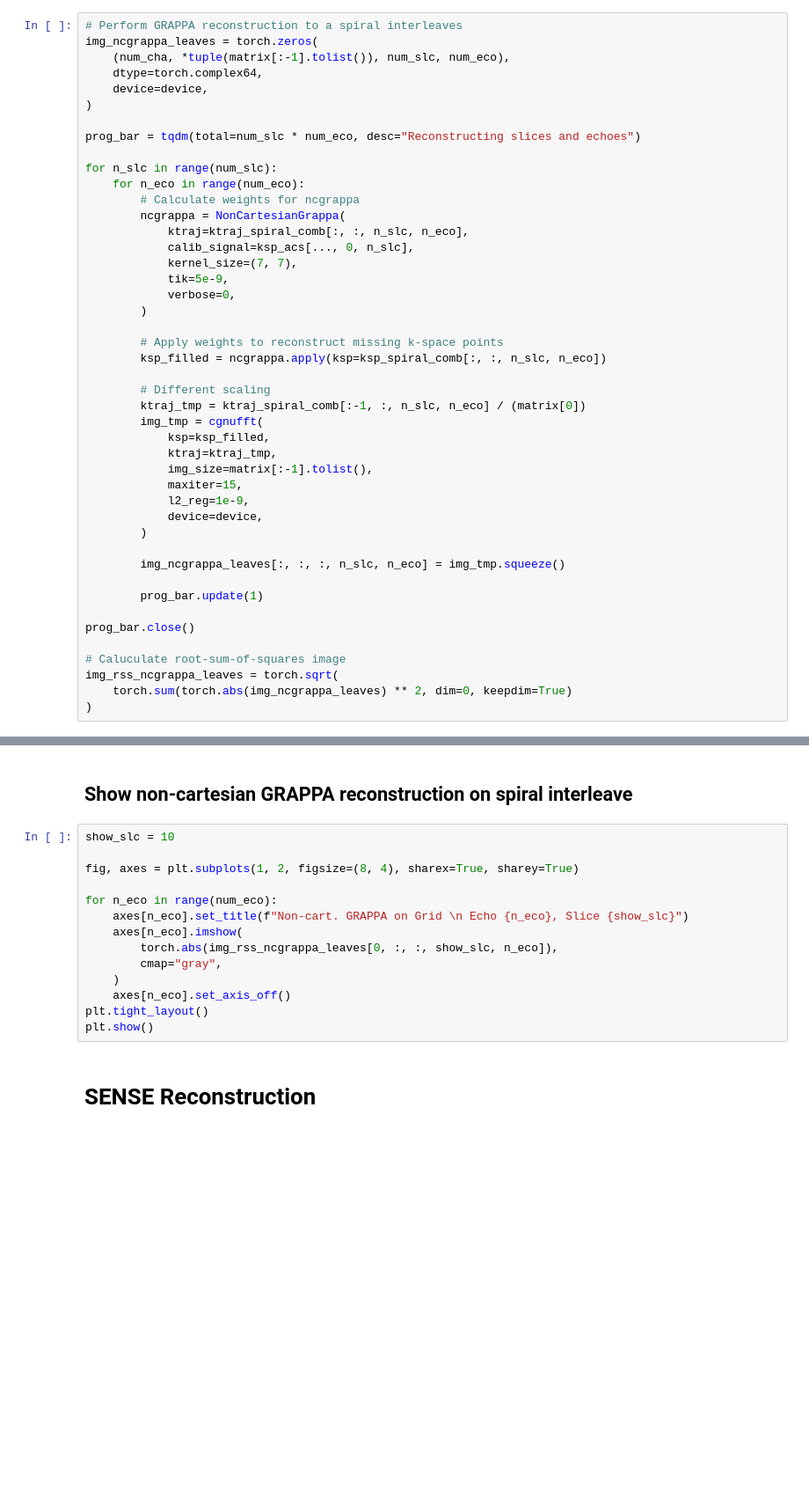
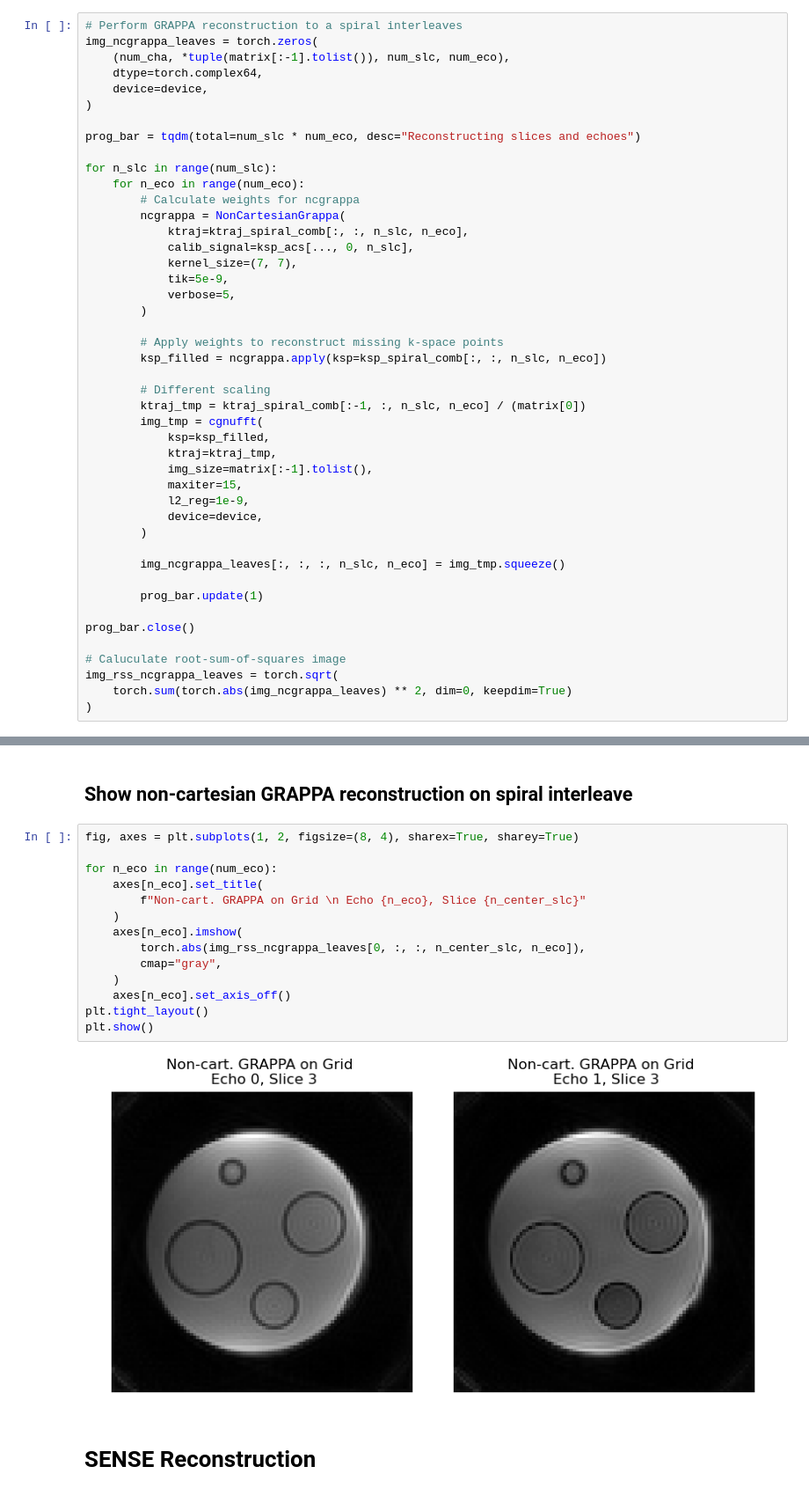
Before and after one commit to jumri-project/juart, a Jupyter notebook: examples/NonCartesianGrappa/ncgrappa_meas_spiral.ipynb, the cells around one changed output, grey strips where cells are left out. Shown at 88% size. Saved outputs shown, nothing was run; the diff lists cells and outputs as text; blank space fills up the shorter version.

```diff
--- a/examples/NonCartesianGrappa/ncgrappa_meas_spiral.ipynb
+++ b/examples/NonCartesianGrappa/ncgrappa_meas_spiral.ipynb
@@ -296,7 +341,7 @@ for n_slc in range(num_slc):
             calib_signal=ksp_acs[..., 0, n_slc],
             kernel_size=(7, 7),
             tik=5e-9,
-            verbose=0,
+            verbose=5,
         )
 
         # Apply weights to reconstruct missing k-space points
@@ -326,19 +593,21 @@ img_rss_ncgrappa_leaves = torch.sqrt(
 # %% [markdown]
 ## Show non-cartesian GRAPPA reconstruction on spiral interleave
 # %%
-show_slc = 10
-
 fig, axes = plt.subplots(1, 2, figsize=(8, 4), sharex=True, sharey=True)
 
 for n_eco in range(num_eco):
-    axes[n_eco].set_title(f"Non-cart. GRAPPA on Grid \n Echo {n_eco}, Slice {show_slc}")
+    axes[n_eco].set_title(
+        f"Non-cart. GRAPPA on Grid \n Echo {n_eco}, Slice {n_center_slc}"
+    )
     axes[n_eco].imshow(
-        torch.abs(img_rss_ncgrappa_leaves[0, :, :, show_slc, n_eco]),
+        torch.abs(img_rss_ncgrappa_leaves[0, :, :, n_center_slc, n_eco]),
         cmap="gray",
     )
     axes[n_eco].set_axis_off()
 plt.tight_layout()
 plt.show()
+# %% [output]
+[figure, added]
 # %% [markdown]
 # SENSE Reconstruction
 # %%
```
Also changed, not shown: parts of 14 cells of this notebook.
